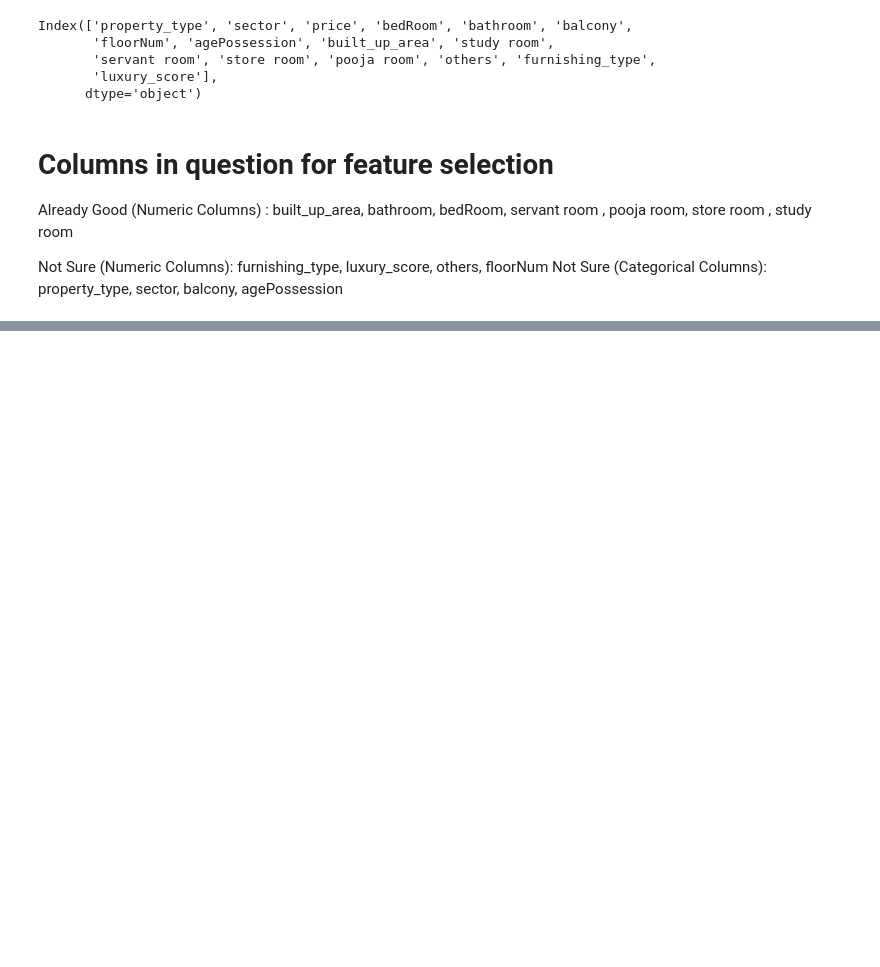
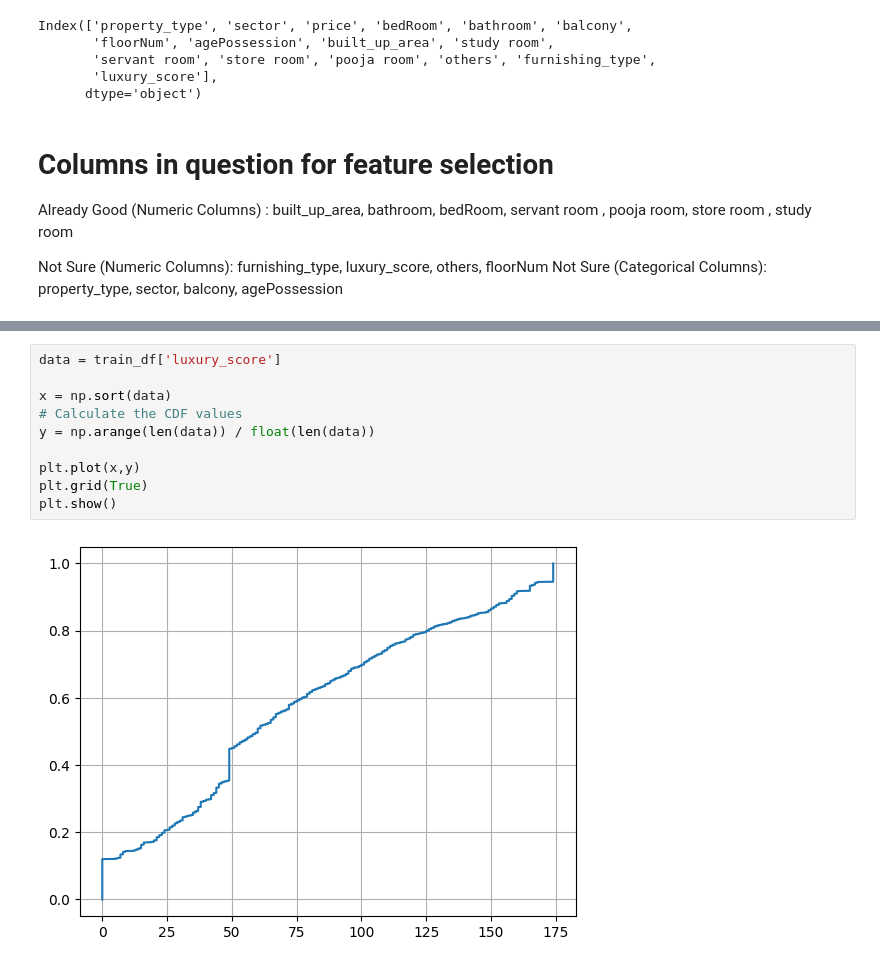
Before and after one commit to Data-Gyan/HousingAdvisor, a Jupyter notebook: featureSelection-featureEngineering.ipynb, the cells around one changed output, grey strips where cells are left out. Drawn from its saved outputs; the diff is of its cells as text; blank space fills up the shorter version.

Commit message:
prepare data for feature selection.

```diff
--- a/featureSelection-featureEngineering.ipynb
+++ b/featureSelection-featureEngineering.ipynb
@@ -100,0 +108,12 @@ Not Sure (Categorical Columns): property_type, sector, balcony, agePossession
+# %%
+data = train_df['luxury_score']
+
+x = np.sort(data)
+# Calculate the CDF values
+y = np.arange(len(data)) / float(len(data))
+
+plt.plot(x,y)
+plt.grid(True)
+plt.show()
+# %% [output]
+[figure, added]
```
Also changed, not shown: parts of 15 cells of this notebook.
